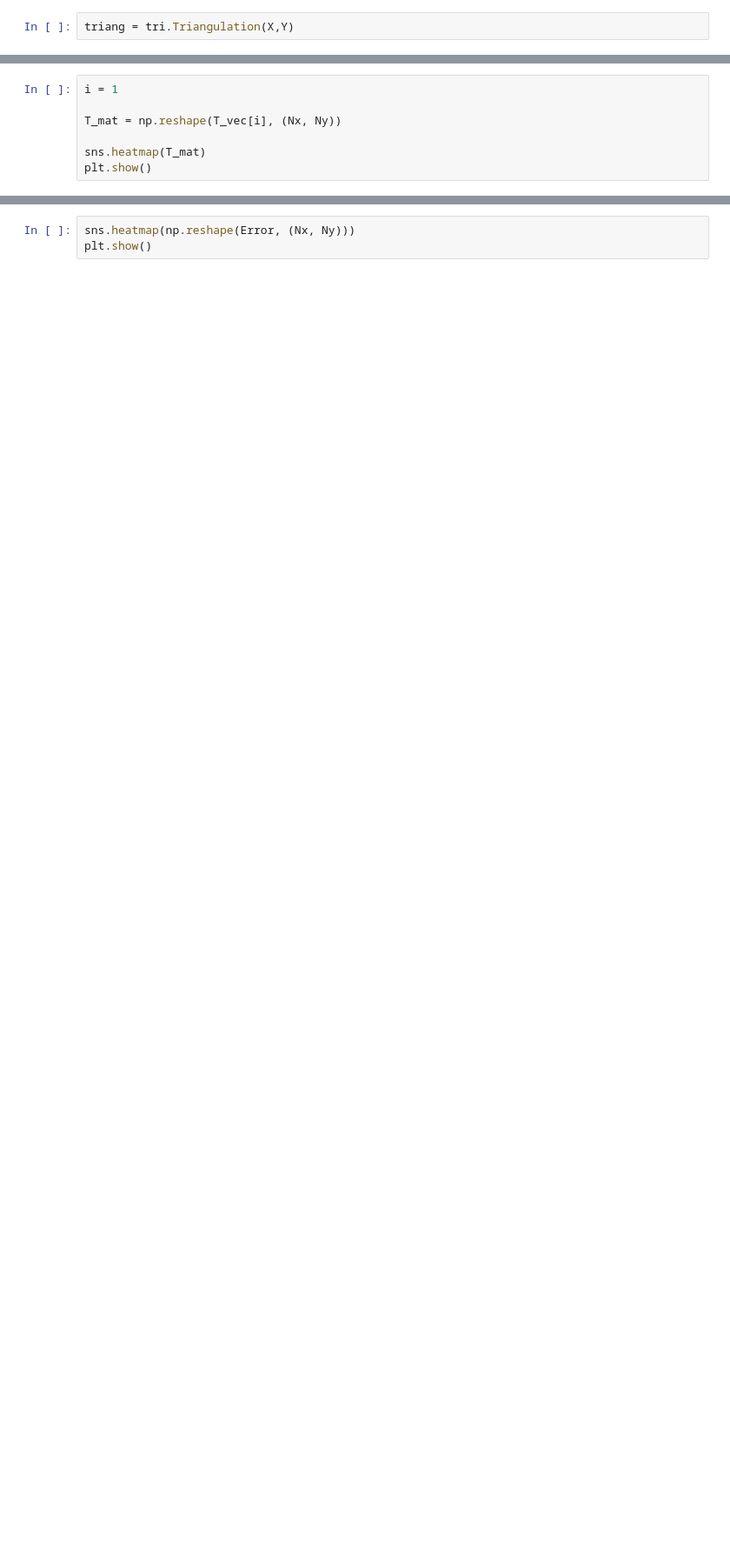
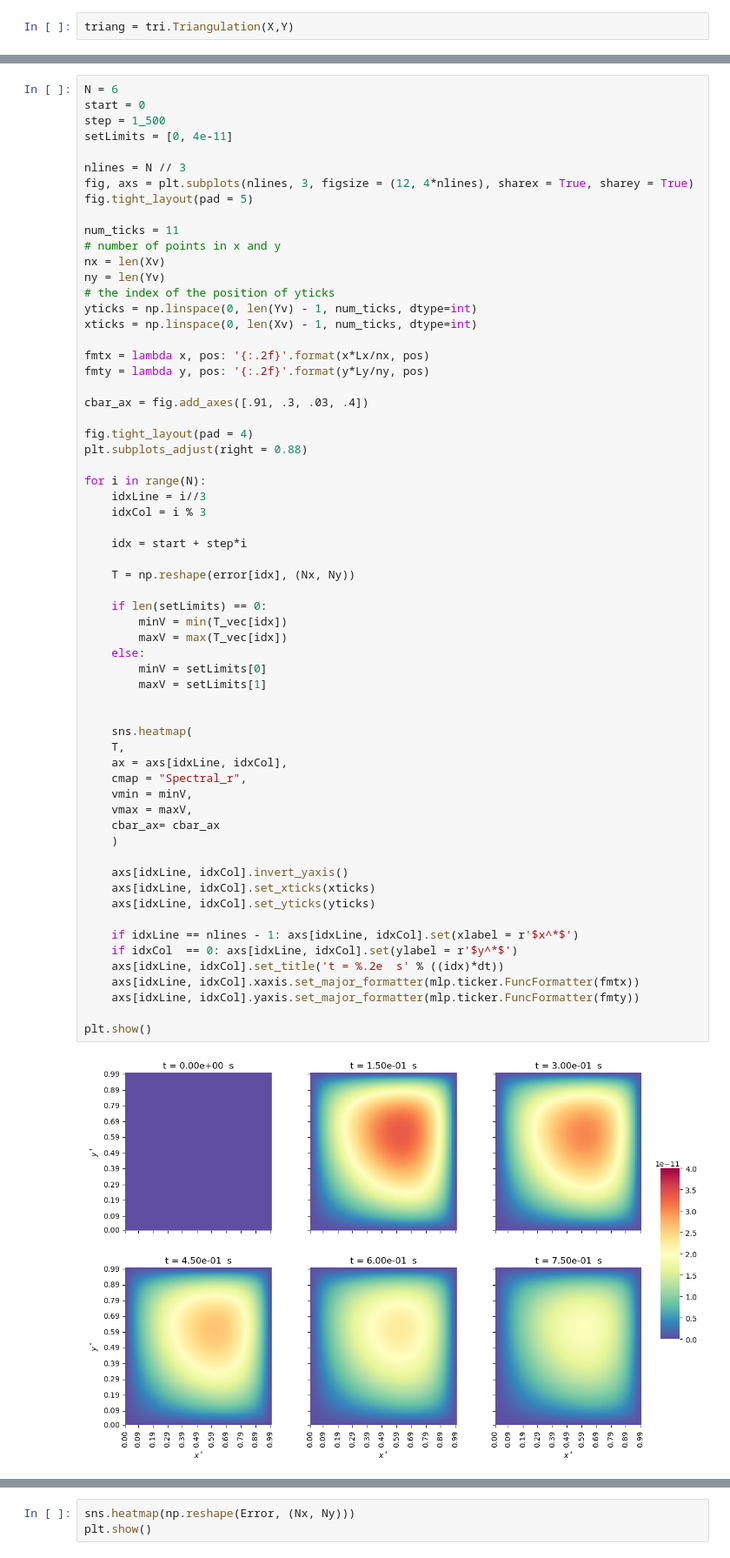
Before and after one commit to ThyCap/Transcal2, a Jupyter notebook: Transient_2D_FEM.ipynb, the cells around one changed output, grey strips where cells are left out. Shown at 87% size. Drawn from its saved outputs; the diff is of its cells as text; blank space fills up the shorter version.

```diff
--- a/Transient_2D_FEM.ipynb
+++ b/Transient_2D_FEM.ipynb
@@ -217,7 +237,0 @@ plt.show()
-# %%
-i = 1
-
-T_mat = np.reshape(T_vec[i], (Nx, Ny))
-
-sns.heatmap(T_mat)
-plt.show()
@@ -225,0 +238,64 @@ plt.show()
+# %%
+N = 6
+start = 0
+step = 1_500
+setLimits = [0, 4e-11]
+
+nlines = N // 3
+fig, axs = plt.subplots(nlines, 3, figsize = (12, 4*nlines), sharex = True, sharey = True)
+fig.tight_layout(pad = 5)
+
+num_ticks = 11
+# number of points in x and y
+nx = len(Xv)
+ny = len(Yv)
+# the index of the position of yticks
+yticks = np.linspace(0, len(Yv) - 1, num_ticks, dtype=int)
+xticks = np.linspace(0, len(Xv) - 1, num_ticks, dtype=int)
+
+fmtx = lambda x, pos: '{:.2f}'.format(x*Lx/nx, pos)
+fmty = lambda y, pos: '{:.2f}'.format(y*Ly/ny, pos)
+
+cbar_ax = fig.add_axes([.91, .3, .03, .4])
+
+fig.tight_layout(pad = 4)
+plt.subplots_adjust(right = 0.88)
+
+for i in range(N):
+    idxLine = i//3
+    idxCol = i % 3
+
+    idx = start + step*i
+
+    T = np.reshape(error[idx], (Nx, Ny))
+
+    if len(setLimits) == 0:
+        minV = min(T_vec[idx])
+        maxV = max(T_vec[idx])
+    else:
+        minV = setLimits[0]
+        maxV = setLimits[1]
+
+
+    sns.heatmap(
+    T,
+    ax = axs[idxLine, idxCol],
+    cmap = "Spectral_r",
+    vmin = minV,
+    vmax = maxV,
+    cbar_ax= cbar_ax
+    )
+
+    axs[idxLine, idxCol].invert_yaxis()
+    axs[idxLine, idxCol].set_xticks(xticks)
+    axs[idxLine, idxCol].set_yticks(yticks)
+
+    if idxLine == nlines - 1: axs[idxLine, idxCol].set(xlabel = r'$x^*$')
+    if idxCol  == 0: axs[idxLine, idxCol].set(ylabel = r'$y^*$')
+    axs[idxLine, idxCol].set_title('t = %.2e  s' % ((idx)*dt))
+    axs[idxLine, idxCol].xaxis.set_major_formatter(mlp.ticker.FuncFormatter(fmtx))
+    axs[idxLine, idxCol].yaxis.set_major_formatter(mlp.ticker.FuncFormatter(fmty))
+
+plt.show()
+# %% [output]
+[figure, added]
```
Also changed, not shown: parts of 22 cells of this notebook, 11 other files.
